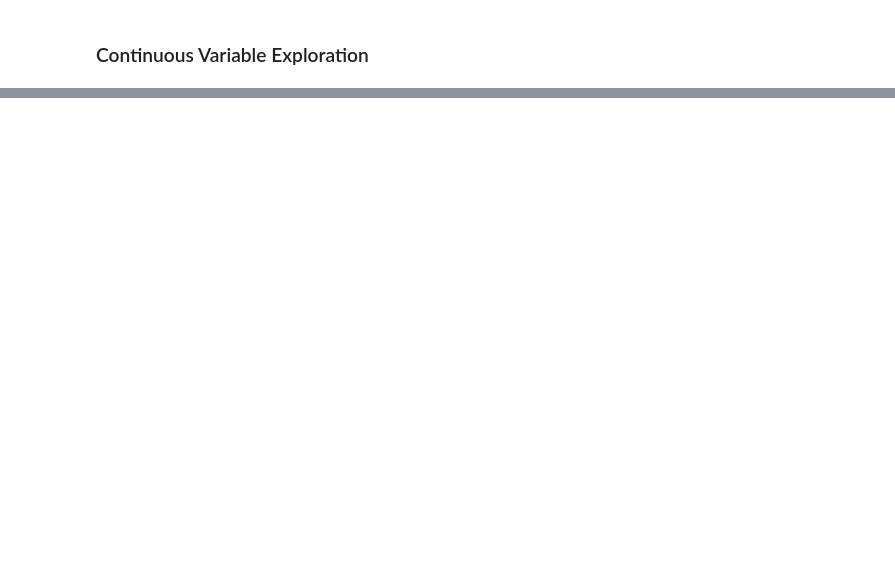
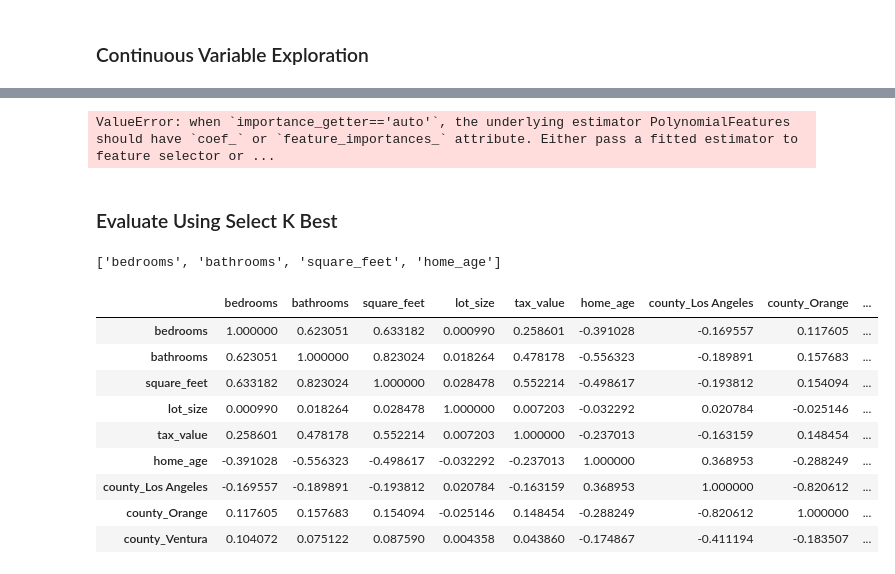
Before and after one commit to cristinalucin/regression-project, a Jupyter notebook: project_workbook.ipynb, the cells around one changed output, grey strips where cells are left out. Saved outputs shown, nothing was run; the diff lists cells and outputs as text; code cells hidden in the pictures; blank space fills up the shorter version.

```diff
--- a/project_workbook.ipynb
+++ b/project_workbook.ipynb
@@ -327,0 +435,38 @@ NameError: name 'y_train' is not defined
+# %%
+#Create the model object
+pf = PolynomialFeatures(degree=3)
+pf.fit_transform(X_train)
+
+# create the rfe object, indicating the ML object (lm) and the number of features I want to end up with.
+rfe = RFE(pf, n_features_to_select=3)
+
+# fit the data using RFE
+rfe.fit(X_train, y_train)
+
+# get the mask of the columns selected
+feature_mask = rfe.support_
+
+# get list of the column names.
+rfe_feature = X_train.iloc[:,feature_mask].columns.tolist()
+rfe_feature
+# %% [output]
+ValueError: when `importance_getter=='auto'`, the underlying estimator PolynomialFeatures should have `coef_` or `feature_importances_` attribute. Either pass a fitted estimator to feature selector or ...
+# %% [markdown]
+### Evaluate Using Select K Best
+# %%
+from sklearn.feature_selection import SelectKBest, f_regression
+
+# parameters: f_regression stats test, give me 4 features
+f_selector = SelectKBest(f_regression, k=4)
+
+# find the top 4 X's correlated with y
+f_selector.fit(X_train, y_train)
+
+# boolean mask of whether the column was selected or not.
+feature_mask = f_selector.get_support()
+
+# get list of top K features.
+f_feature = X_train.iloc[:,feature_mask].columns.tolist()
+f_feature
+# %% [output]
+['bedrooms', 'bathrooms', 'square_feet', 'home_age']
@@ -327,0 +478,17 @@ NameError: name 'y_train' is not defined
+# %%
+#Heatmap
+# Create the correlation matrix for all exams.
+
+zillow_corr = train.corr()
+zillow_corr
+# %% [output]
+|  | bedrooms | bathrooms | square_feet | lot_size | tax_value | home_age | county_Los Angeles | county_Orange | ... |
+| bedrooms | 1.000000 | 0.623051 | 0.633182 | 0.000990 | 0.258601 | -0.391028 | -0.169557 | 0.117605 | ... |
+| bathrooms | 0.623051 | 1.000000 | 0.823024 | 0.018264 | 0.478178 | -0.556323 | -0.189891 | 0.157683 | ... |
+| square_feet | 0.633182 | 0.823024 | 1.000000 | 0.028478 | 0.552214 | -0.498617 | -0.193812 | 0.154094 | ... |
+| lot_size | 0.000990 | 0.018264 | 0.028478 | 1.000000 | 0.007203 | -0.032292 | 0.020784 | -0.025146 | ... |
+| tax_value | 0.258601 | 0.478178 | 0.552214 | 0.007203 | 1.000000 | -0.237013 | -0.163159 | 0.148454 | ... |
+| home_age | -0.391028 | -0.556323 | -0.498617 | -0.032292 | -0.237013 | 1.000000 | 0.368953 | -0.288249 | ... |
+| county_Los Angeles | -0.169557 | -0.189891 | -0.193812 | 0.020784 | -0.163159 | 0.368953 | 1.000000 | -0.820612 | ... |
+| county_Orange | 0.117605 | 0.157683 | 0.154094 | -0.025146 | 0.148454 | -0.288249 | -0.820612 | 1.000000 | ... |
+| county_Ventura | 0.104072 | 0.075122 | 0.087590 | 0.004358 | 0.043860 | -0.174867 | -0.411194 | -0.183507 | ... |
```
Also changed, not shown: parts of 80 cells of this notebook, 1 other file.
